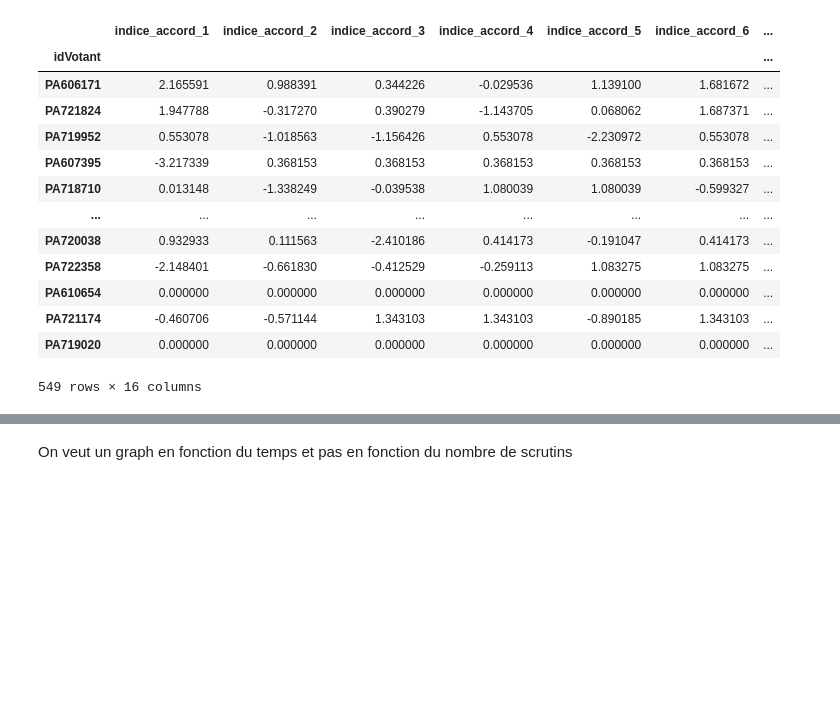
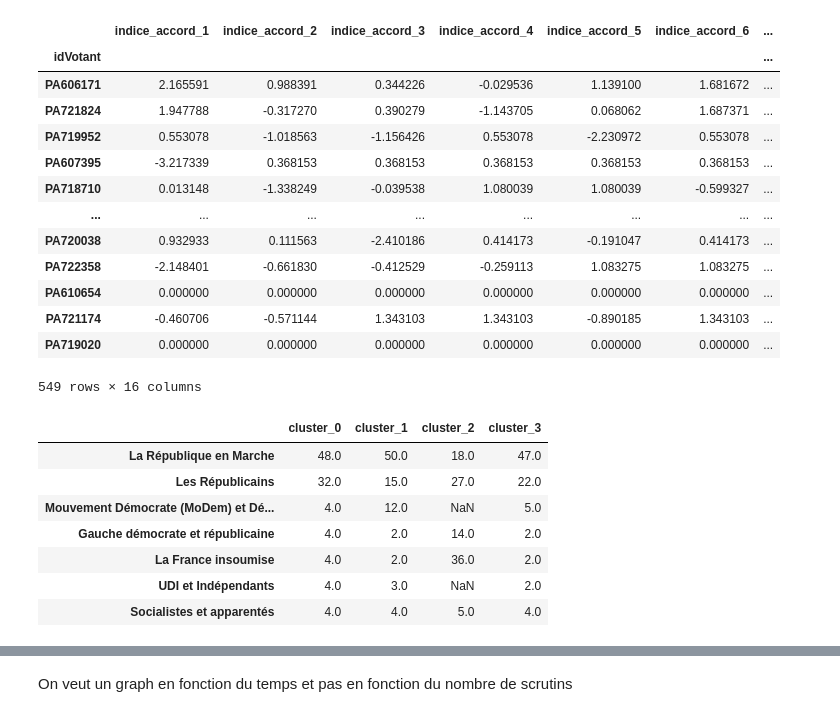
Before and after one commit to claralga/StatApp, a Jupyter notebook: profil votants.ipynb, the cells around one changed output, grey strips where cells are left out. Cells and saved outputs as stored; diff of their text form; code cells hidden in the pictures; blank space fills up the shorter version.

```diff
--- a/profil votants.ipynb
+++ b/profil votants.ipynb
@@ -171,0 +185,25 @@ df_cluster_2 = df_cluster[df_cluster['cluster'].isin(['2'])]
+# %%
+test3 = df_votes[df_votes['idVotant'].isin(df_cluster_3.index)][['Groupe politique (complet)', 'idVotant']].drop_duplicates()
+test2 = df_votes[df_votes['idVotant'].isin(df_cluster_2.index)][['Groupe politique (complet)', 'idVotant']].drop_duplicates()
+test1 = df_votes[df_votes['idVotant'].isin(df_cluster_1.index)][['Groupe politique (complet)', 'idVotant']].drop_duplicates()
+test0 = df_votes[df_votes['idVotant'].isin(df_cluster_0.index)][['Groupe politique (complet)', 'idVotant']].drop_duplicates()
+# %%
+count = pd.DataFrame()
+# %%
+count['cluster_0'] = test0['Groupe politique (complet)'].value_counts(normalize=True)*100
+count['cluster_1'] = test1['Groupe politique (complet)'].value_counts(normalize=True)*100
+count['cluster_2'] = test2['Groupe politique (complet)'].value_counts(normalize=True)*100
+count['cluster_3'] = test3['Groupe politique (complet)'].value_counts(normalize=True)*100
+count = count.astype(float).apply(np.round)
+# %%
+count
+#il manque 'Non inscrit' et 'Agir Ensemble'
+# %% [output]
+|  | cluster_0 | cluster_1 | cluster_2 | cluster_3 |
+| La République en Marche | 48.0 | 50.0 | 18.0 | 47.0 |
+| Les Républicains | 32.0 | 15.0 | 27.0 | 22.0 |
+| Mouvement Démocrate (MoDem) et Dé... | 4.0 | 12.0 | NaN | 5.0 |
+| Gauche démocrate et républicaine | 4.0 | 2.0 | 14.0 | 2.0 |
+| La France insoumise | 4.0 | 2.0 | 36.0 | 2.0 |
+| UDI et Indépendants | 4.0 | 3.0 | NaN | 2.0 |
+| Socialistes et apparentés | 4.0 | 4.0 | 5.0 | 4.0 |
```
Also changed, not shown: parts of 10 cells of this notebook.
